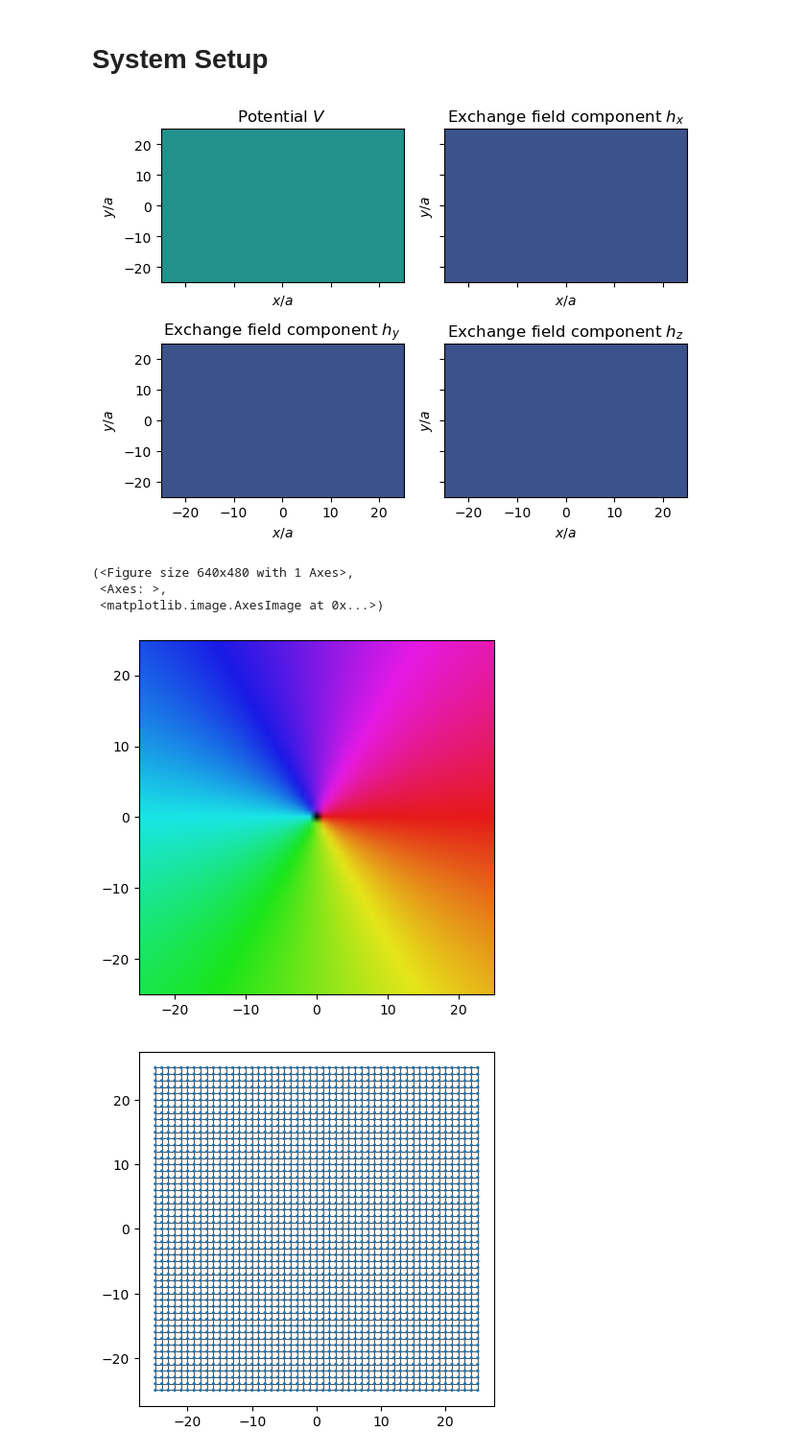
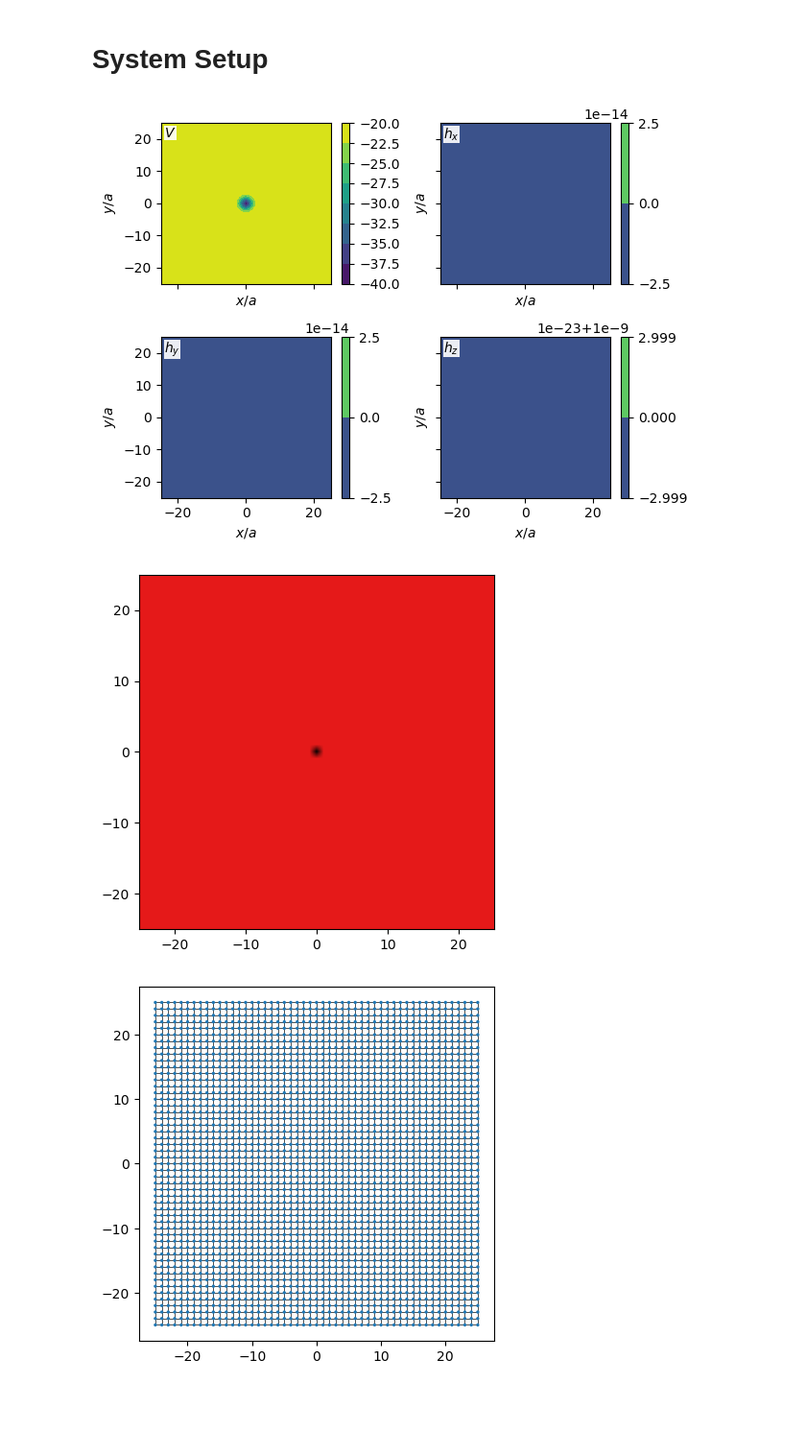
Before and after one commit to maiani/amsc_impurities, a Jupyter notebook: amimpurity_kwant.ipynb, the cells around one changed output. Shown at 96% size. Cells and saved outputs as stored; diff of their text form; code cells hidden in the pictures; blank space fills up the shorter version.

```diff
--- a/amimpurity_kwant.ipynb
+++ b/amimpurity_kwant.ipynb
@@ -171,32 +251,37 @@ T = 0.001
 fig, axs = plt.subplots(ncols=2, nrows=2, sharex=True, sharey=True)
 
 # Plot for V(x, y)
-axs[0, 0].contourf(x, y, V(x, y))
-axs[0, 0].set_title(r"Potential $V$")
+im1 = axs[0, 0].contourf(x, y, V(x, y))
+add_tl_label(axs[0, 0], r"$V$",)
 axs[0, 0].set_xlabel(r"$x/a$")
 axs[0, 0].set_ylabel(r"$y/a$")
 
 # Plot for hx(x, y)
-axs[0, 1].contourf(x, y, hx(x, y))
-axs[0, 1].set_title("Exchange field component $h_x$")
+im2 = axs[0, 1].contourf(x, y, hx(x, y))
+add_tl_label(axs[0, 1], r"$h_x$")
 axs[0, 1].set_xlabel(r"$x/a$")
 axs[0, 1].set_ylabel(r"$y/a$")
 
 # Plot for hy(x, y)
-axs[1, 0].contourf(x, y, hy(x, y))
-axs[1, 0].set_title("Exchange field component $h_y$")
+im3 = axs[1, 0].contourf(x, y, hy(x, y))
+add_tl_label(axs[1, 0], r"$h_y$")
 axs[1, 0].set_xlabel(r"$x/a$")
 axs[1, 0].set_ylabel(r"$y/a$")
 
 # Plot for hz(x, y)
-axs[1, 1].contourf(x, y, hz(x, y))
-axs[1, 1].set_title("Exchange field component $h_z$")
+im4 = axs[1, 1].contourf(x, y, hz(x, y))
+add_tl_label(axs[1, 1], r"$h_z$")
 axs[1, 1].set_xlabel(r"$x/a$")
 axs[1, 1].set_ylabel(r"$y/a$")
 
+fig.colorbar(im1)
+fig.colorbar(im2)
+fig.colorbar(im3)
+fig.colorbar(im4)
+
 fig.tight_layout()
 # %% [output]
-[figure, old version]
+[figure, new version]
 # %%
 # Amplitude and phase of the order parameter
 
@@ -210,12 +295,9 @@ def Delta(x, y):
 
 
 def theta(x, y):
-    return np.arctan2(y, x)  # np.zeros_like(x)
+    return 0*np.arctan2(y, x)  # np.zeros_like(x)
 # %%
 # Show the order parameter
-complex_plot(x, y, Delta(x, y) * np.exp(1j * theta(x, y)))
+fig, ax, im = complex_plot(x, y, Delta(x, y) * np.exp(1j * theta(x, y)))
 # %% [output]
-(<Figure size 640x480 with 1 Axes>,
- <Axes: >,
- <matplotlib.image.AxesImage at 0x...>)
-[figure, old version]
+[figure, new version]
```
Also changed, not shown: parts of 24 cells of this notebook, 3 other files.
